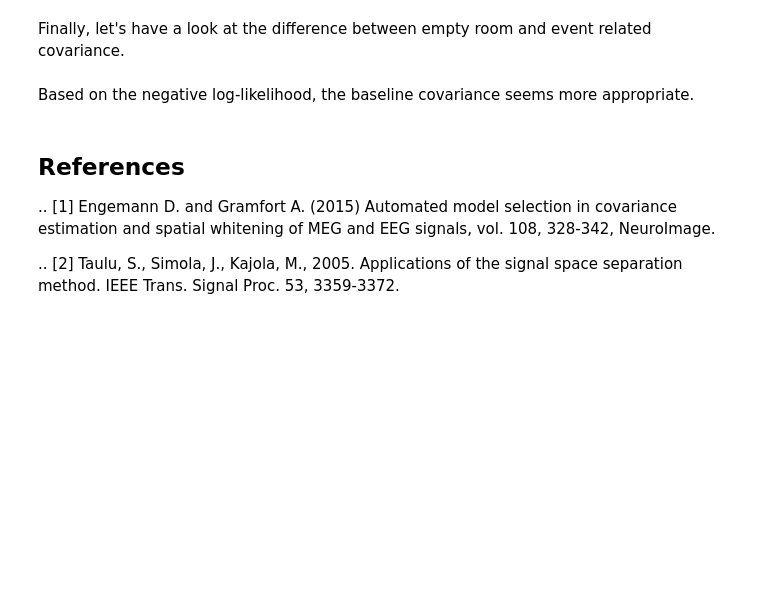
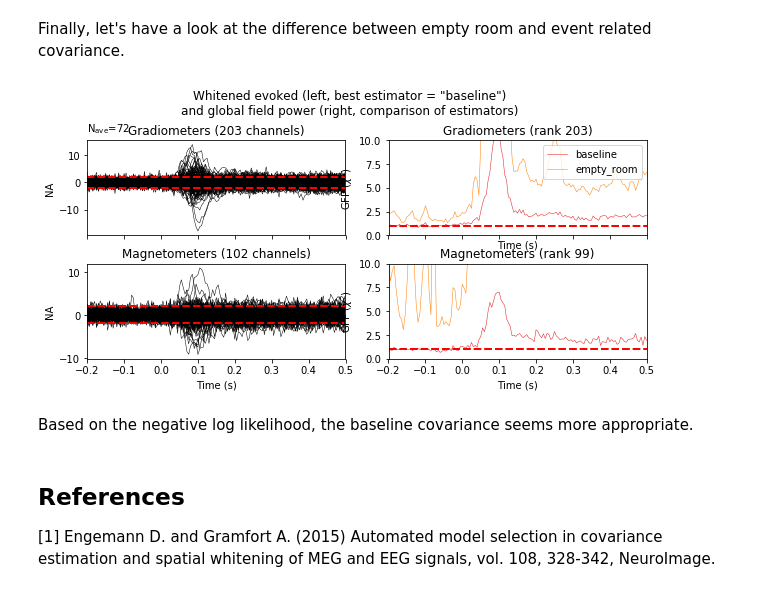
Before and after one commit to jasmainak/mne-workshop-brown, a Jupyter notebook: evoked_to_stc/cov.ipynb, the cells around one changed output. Saved outputs shown, nothing was run; the diff lists cells and outputs as text; code cells hidden in the pictures; blank space fills up the shorter version.

```diff
--- a/evoked_to_stc/cov.ipynb
+++ b/evoked_to_stc/cov.ipynb
@@ -154,20 +228,18 @@ event related covariance.
 # %%
 evoked_meg = evoked.copy().pick_types(meg=True, eeg=False)
 noise_cov_meg = mne.pick_channels_cov(noise_cov_baseline, evoked_meg.ch_names)
 noise_cov['method'] = 'empty_room'
 noise_cov_meg['method'] = 'baseline'
 
-evoked_meg.plot_white([noise_cov_meg, noise_cov], time_unit='s')
+evoked_meg.plot_white([noise_cov_meg, noise_cov], time_unit='s', verbose=False);
+# %% [output]
+[figure, added]
 # %% [markdown]
-Based on the negative log-likelihood, the baseline covariance
-seems more appropriate.
+Based on the negative log likelihood, the baseline covariance seems more appropriate.
 # %% [markdown]
 References
 ----------
 
-.. [1] Engemann D. and Gramfort A. (2015) Automated model selection in
+[1] Engemann D. and Gramfort A. (2015) Automated model selection in
     covariance estimation and spatial whitening of MEG and EEG signals,
     vol. 108, 328-342, NeuroImage.
-
-.. [2] Taulu, S., Simola, J., Kajola, M., 2005. Applications of the signal
-   space separation method. IEEE Trans. Signal Proc. 53, 3359-3372.
```
Also changed, not shown: parts of 29 cells of this notebook, 16 other files.
